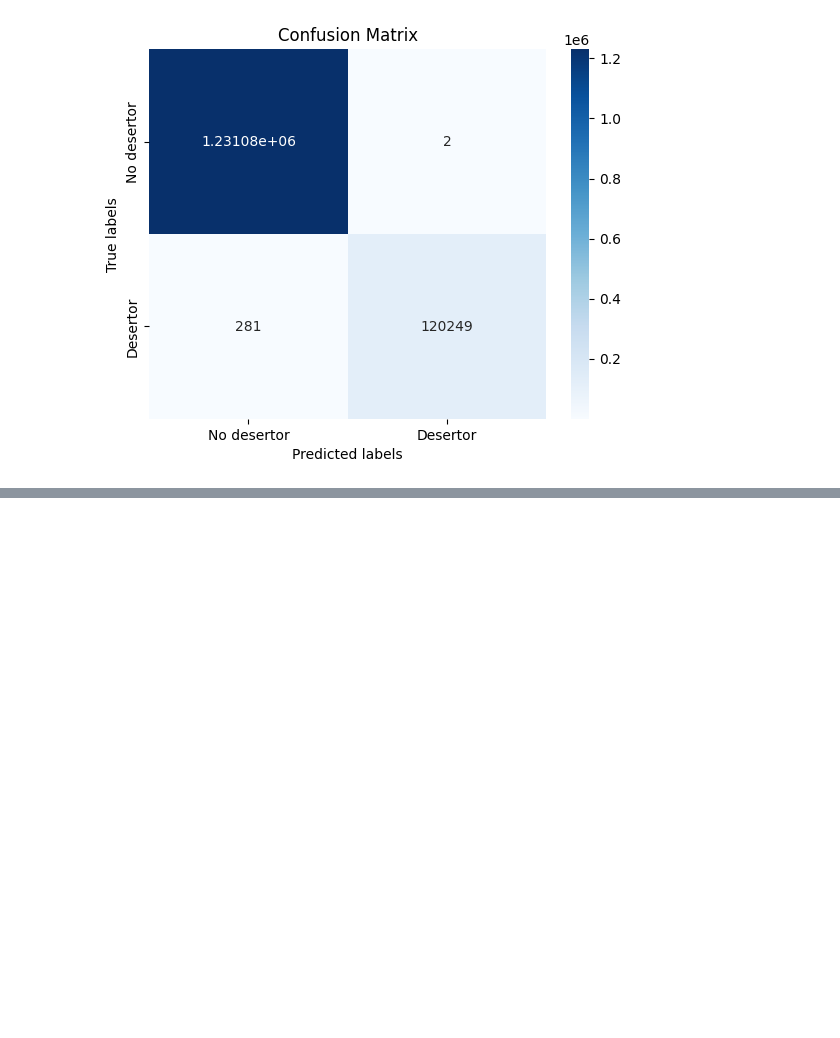
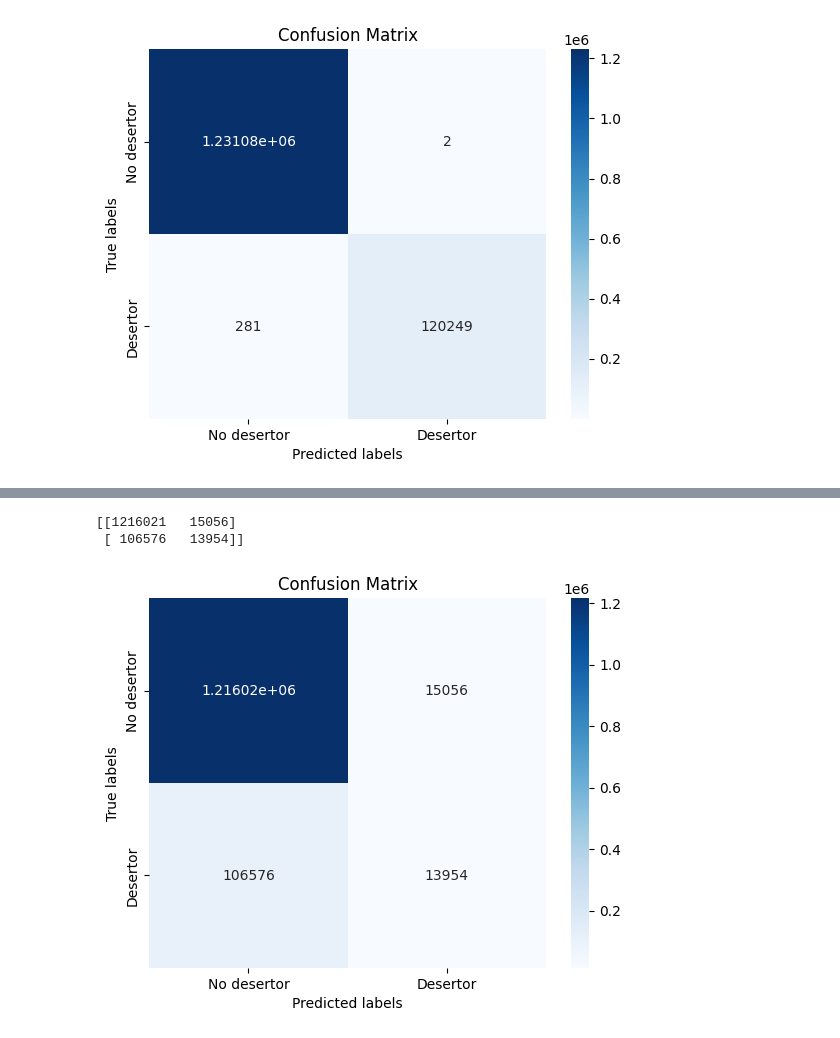
Before and after one commit to davidlealo/desercion-escolar, a Jupyter notebook: 20231220_Rlog_KNN_Arb_RF_SVM.ipynb, the cells around one changed output, grey strips where cells are left out. Drawn from its saved outputs; the diff is of its cells as text; code cells hidden in the pictures; blank space fills up the shorter version.

```diff
--- a/20231220_Rlog_Arb_RF_SVM.ipynb
+++ b/20231220_Rlog_KNN_Arb_RF_SVM.ipynb
@@ -231,0 +303,4 @@ plt.show()
+# %%
+# Variables con importancia mayor a 0.099011
+importance = importance[importance['Importancia'] > 0.099011]
+importance
@@ -231,0 +321,37 @@ plt.show()
+# %%
+# Nueva dividion de variables X e y con variables importantes en X y en y Desertor. Escalar datos
+X = df[importance.index]
+y = df['DESERTOR']
+
+scaler = StandardScaler()
+X = scaler.fit_transform(X)
+
+# Dividir datos en train y test
+X_train, X_test, y_train, y_test = train_test_split(X, y, test_size=0.2, stratify=y,random_state=2023)
+
+# regresion logistica
+from sklearn.linear_model import LogisticRegression
+logreg = LogisticRegression()
+logreg.fit(X_train, y_train)
+
+# Predicciones
+y_pred = logreg.predict(X_test)
+
+# Matriz de confusion
+from sklearn.metrics import confusion_matrix
+confusion_matrix = confusion_matrix(y_test, y_pred)
+print(confusion_matrix)
+
+# Grafico de matriz de confusion
+ax = plt.subplot()
+sns.heatmap(confusion_matrix, annot=True, ax=ax, cmap='Blues', fmt='g')
+ax.set_xlabel('Predicted labels')
+ax.set_ylabel('True labels')
+ax.set_title('Confusion Matrix')
+ax.xaxis.set_ticklabels(['No desertor', 'Desertor'])
+ax.yaxis.set_ticklabels(['No desertor', 'Desertor'])
+plt.show()
+# %% [output]
+[[1216021   15056]
+ [ 106576   13954]]
+[figure, added]
```
Also changed, not shown: parts of 13 cells of this notebook, 1 other file.
